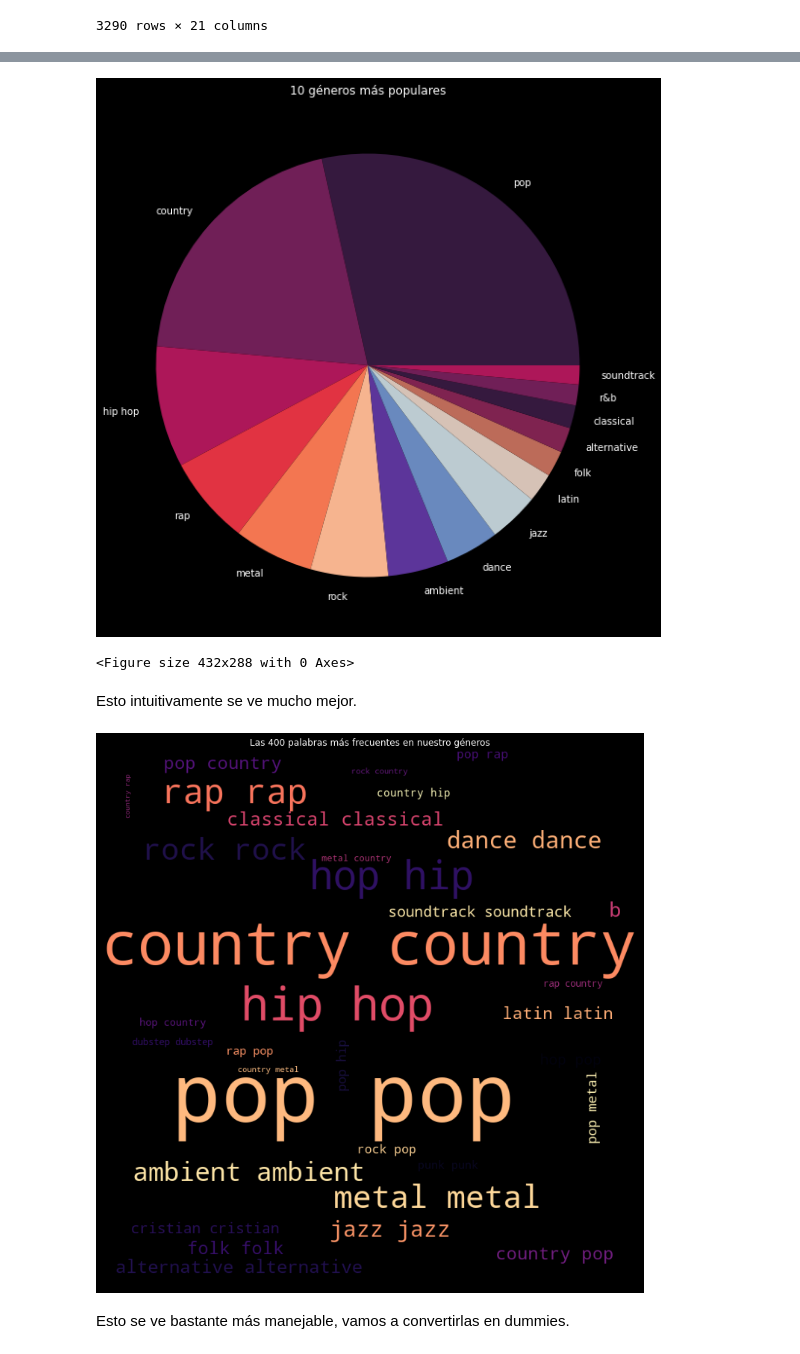
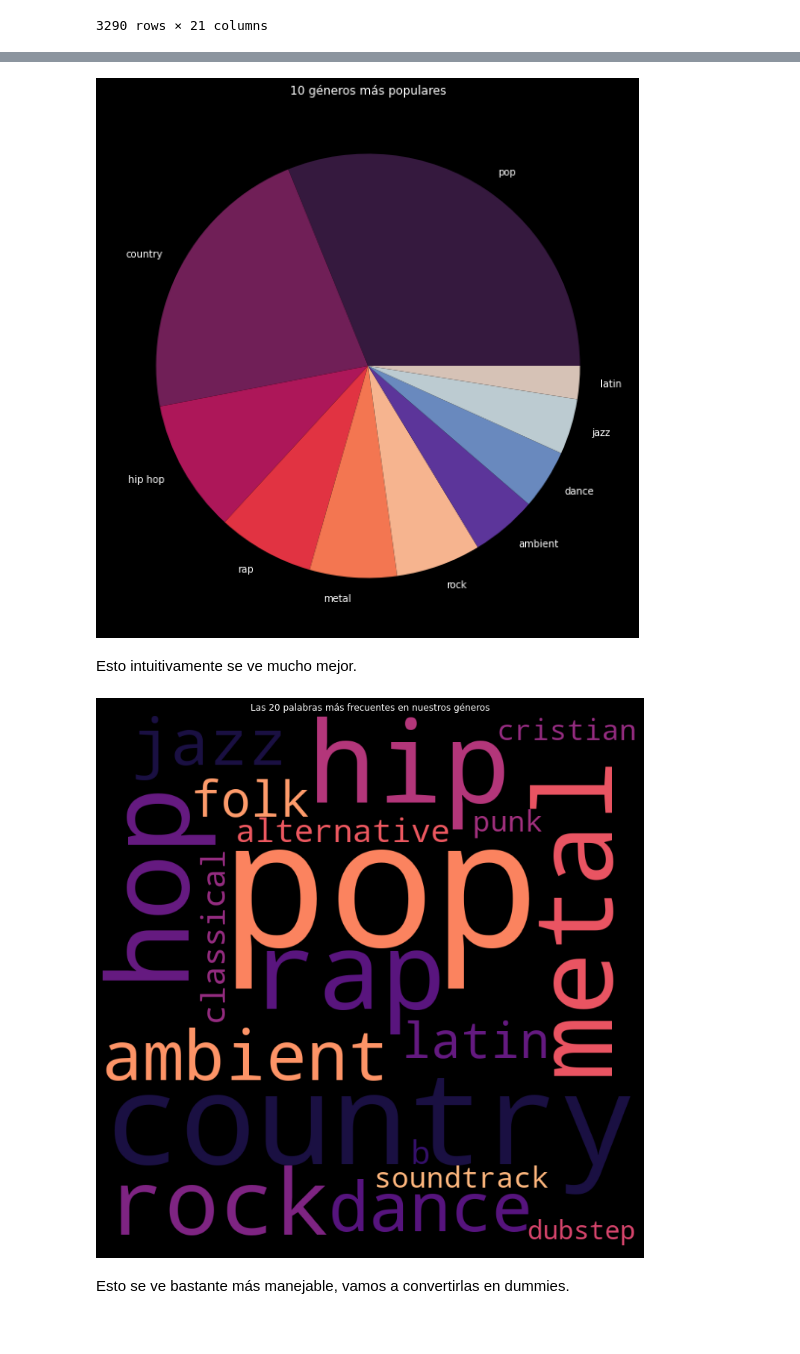
Before and after one commit to francossavella/porfolio-data-science, a Jupyter notebook: Desafío 3.ipynb, the cells around one changed output, grey strips where cells are left out. Saved outputs shown, nothing was run; the diff lists cells and outputs as text; code cells hidden in the pictures.

```diff
--- a/Desafío 3.ipynb
+++ b/Desafío 3.ipynb
@@ -1300,0 +1418,3 @@ data_new
+# %%
+genres.loc[genres.str.contains('ccm') == True] = 'cristian'
+genres.value_counts()[:30]
@@ -1300,0 +1439,3 @@ data_new
+# %%
+genres.loc[genres.str.contains('funk carioca') == True] = 'latin'
+genres.value_counts()[:30]
@@ -1300,0 +1460,3 @@ data_new
+# %%
+genres.loc[genres.str.contains('big band') == True] = 'jazz'
+genres.value_counts()[:30]
@@ -1300,0 +1481,3 @@ data_new
+# %%
+genres.loc[genres.str.contains('aussietronica') == True] = 'dance'
+genres.value_counts()[:30]
@@ -1346,30 +1548,28 @@ Name: target, dtype: int64
 # %%
 fig = plt.figure(figsize = (10, 10))
 ax = fig.subplots()
-data.genres.value_counts()[:15].plot(ax=ax, kind = "pie", colors=pal)
+data.genres.value_counts()[:10].plot(ax=ax, kind = "pie", colors=pal)
 ax.set_ylabel("")
 ax.set_title('10 géneros más populares')
 ax.set_xticklabels(ax.get_xticklabels(), rotation=90);
 plt.show()
-plt.savefig('torta2.png', dpi=300, bbox_inches='tight')
 # %% [output]
-[figure, old version]
+[figure, new version]
-<Figure size 432x288 with 0 Axes>
 # %% [markdown]
 Esto intuitivamente se ve mucho mejor.
 # %%
-max_words = 400
+max_words = 20
 wordcloud = WordCloud(width = 800, height = 800, max_words = max_words, colormap="magma",
-                min_font_size = 10).generate(" ".join(data.genres))
+                min_font_size = 10).generate(" ".join(data.genres.value_counts().index.tolist()))
 
 plt.figure(figsize=(10, 10))
 plt.imshow(wordcloud)
 plt.axis("off")
 plt.tight_layout(pad = 0)
-plt.title(f"Las {max_words} palabras más frecuentes en nuestro géneros")
+plt.title(f"Las {max_words} palabras más frecuentes en nuestros géneros")
 plt.show()
 # %% [output]
-[figure, old version]
+[figure, new version]
 # %% [markdown]
 Esto se ve bastante más manejable, vamos a convertirlas en dummies.
 # %%
```
Also changed, not shown: parts of 141 cells of this notebook.
